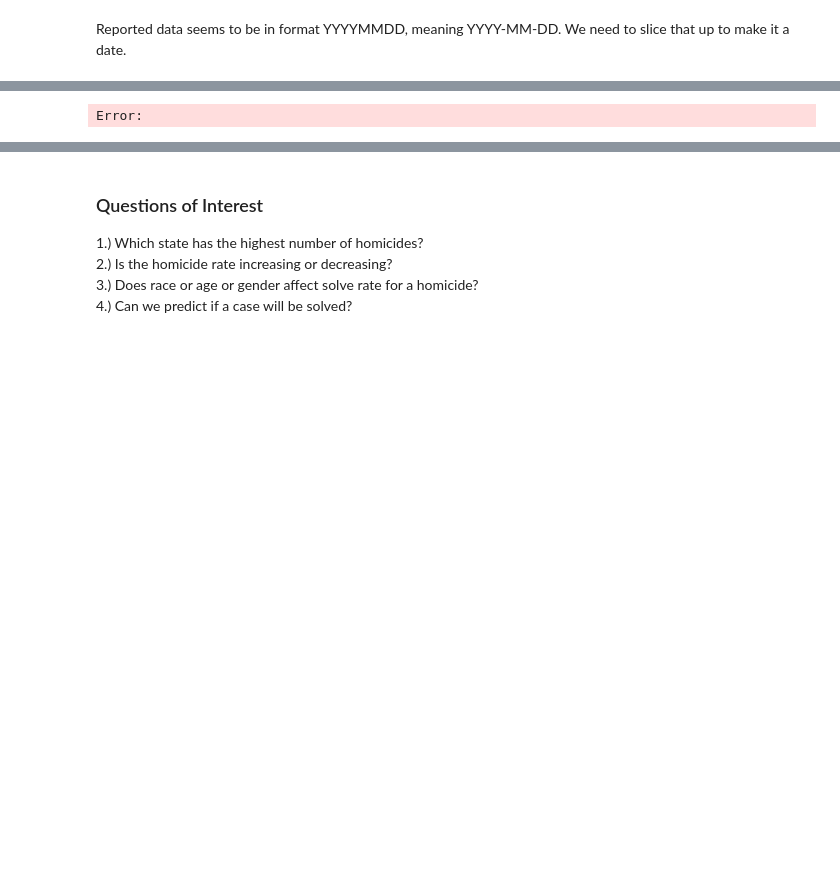
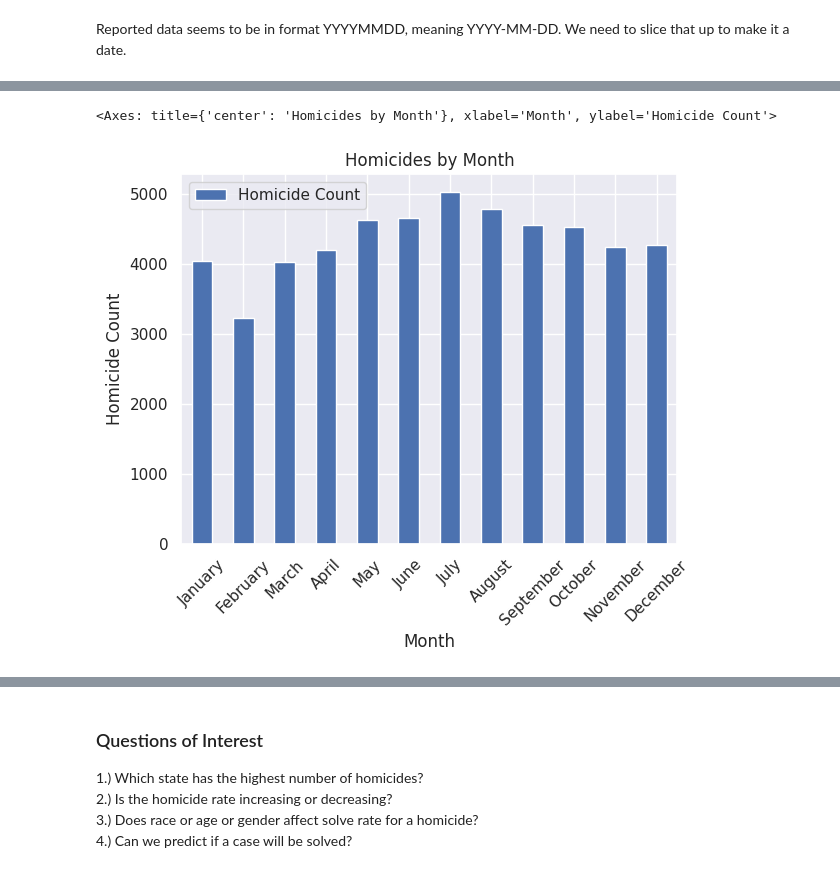
Before and after one commit to mattsthilaire/Weekly-DS-Notebooks, a Jupyter notebook: Week 1 - Homicide Data/Homicide_Data.ipynb, the cells around one changed output, grey strips where cells are left out. Saved outputs shown, nothing was run; the diff lists cells and outputs as text; code cells hidden in the pictures; blank space fills up the shorter version.

```diff
--- a/Week 1 - Homicide Data/Homicide_Data.ipynb
+++ b/Week 1 - Homicide Data/Homicide_Data.ipynb
@@ -84,7 +148,6 @@ Reported data seems to be in format YYYYMMDD, meaning YYYY-MM-DD. We need to sli
 # %%
 # carve up date to be in format that is pandas readable
 df["reported_date"] = df["reported_date"].apply(
-    lambda x: f"{str(x)[:4]}-{str(x)[4:6]}-{str(x)[6:] if len(str(x)[6:]) == 2 else str(x)[7:]}"
-)
+    lambda x: f"{str(x)[:4]}-{str(x)[4:6]}-{str(x)[6:] if len(str(x)[6:]) == 2 else str(x)[7:]}")
 
 df["reported_date"] = pd.to_datetime(df["reported_date"])
@@ -156,17 +210,18 @@ Error:
 # %%
-df.groupby(["month_name", "month"], as_index=False).count()[
-    ["month_name", "month", "uid"]
-].sort_values(by="month").rename(columns={"uid": "Homicide Count"}).plot(
-    kind="bar",
-    x="month_name",
-    y="Homicide Count",
-    xlabel="Month",
-    ylabel="Homicide Count",
-    title="Homicides by Month",
-    rot=45,
-)
+df.groupby(["month_name", "month"], as_index=False) \
+.count()[["month_name", "month", "uid"]] \
+.sort_values(by="month") \
+.rename(columns={"uid": "Homicide Count"}) \
+.plot(kind="bar",
+      x="month_name",
+      y="Homicide Count",
+      xlabel="Month",
+      ylabel="Homicide Count",
+      title="Homicides by Month",
+      rot=45)
 # %% [output]
-Error:
+<Axes: title={'center': 'Homicides by Month'}, xlabel='Month', ylabel='Homicide Count'>
+[figure, added]
 # %%
 df["victim_age"].min(), df["victim_age"].max()
 # %% [output]
```
Also changed, not shown: parts of 136 cells of this notebook.
